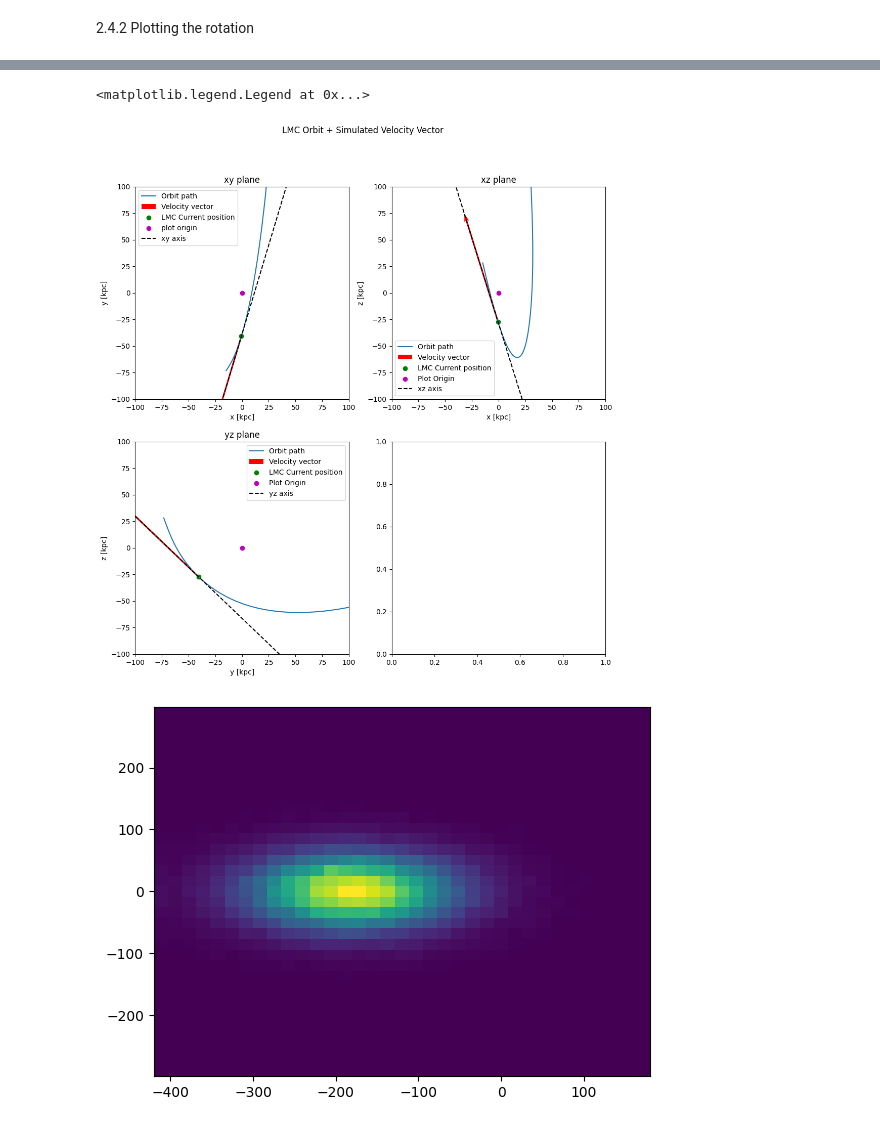
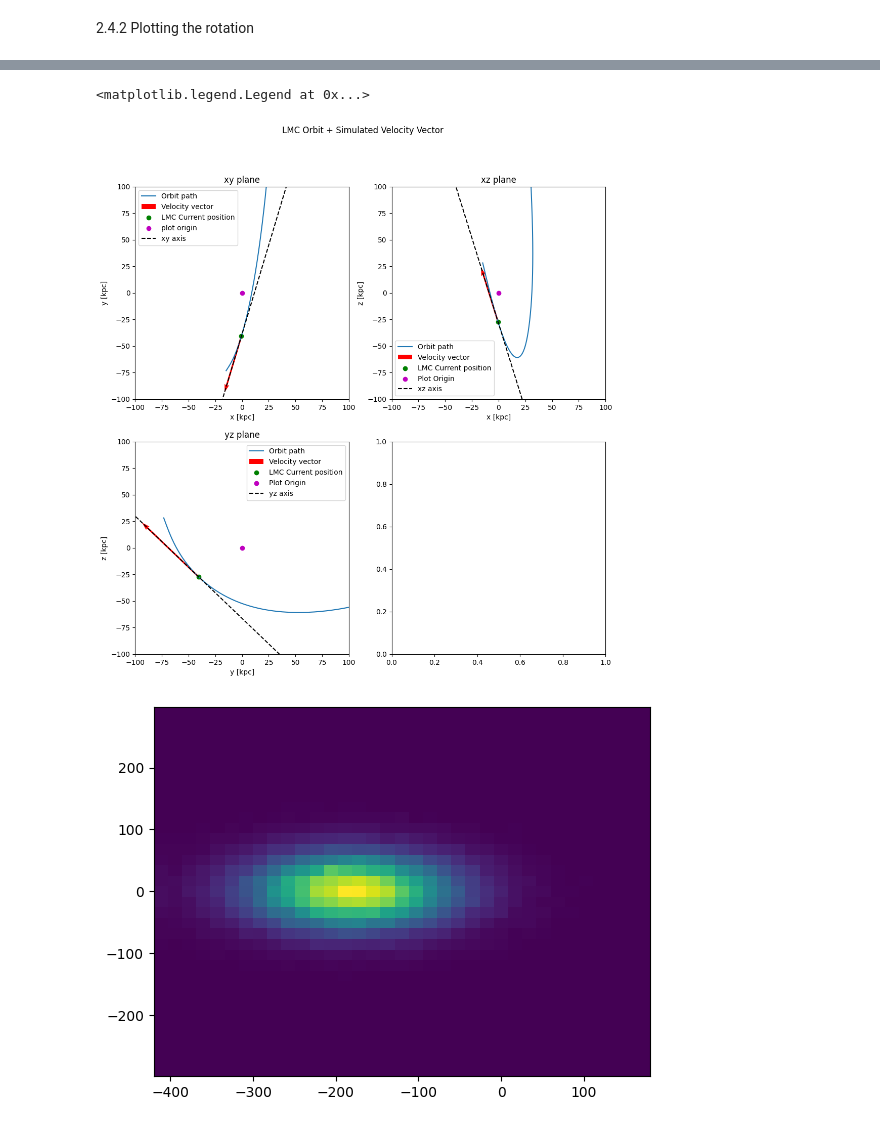
Before and after one commit to TheArchAstronomer/My_thesis, a Jupyter notebook: Rotations.ipynb, the cells around one changed output, grey strips where cells are left out. Saved outputs shown, nothing was run; the diff lists cells and outputs as text; code cells hidden in the pictures.

```diff
--- a/Rotations.ipynb
+++ b/Rotations.ipynb
@@ -42,7 +43,7 @@ large_cloud = np.array([x_s, y_s, z_s])
 bins = (35, 35)
 # %%
 #file = 'C:/Users/dnurm/Desktop/Uni_files/Thesis/.venv/Data/trajlmc.txt'
-file = 'C:/Data/Praktika_data/trajlmc.txt'
+file = '/home/dnurme/linux_env/Data/trajlmc.txt'
 orbit = pd.read_csv(file, delimiter=' ')
 # %%
 orbit[orbit.time < 0]
@@ -370,7 +432,7 @@ axs[0, 0].plot(orbit['x'], orbit['y'])
 axs[0,0].quiver(
     origin[0], origin[1],
     Ux, Uy,
-    angles='xy', scale_units='xy', scale=0.001,
+    angles='xy', scale_units='xy', scale=2,
     pivot='tail', color='r'
 )
 axs[0,0].set_title('xy plane')
@@ -391,37 +453,37 @@ axs[0,1].set_ylim(-100, 100)
 axs[0,1].quiver(
     origin[0], origin[2],
     Ux, Uz,
-    angles='xy', scale_units='xy', scale=1,
+    angles='xy', scale_units='xy', scale=2,
     pivot='tail', color='r'
 )
 axs[0,1].set_title('xz plane')
 axs[0,1].set_xlabel('x [kpc]')
 axs[0,1].set_ylabel('z [kpc]')
 axs[0, 1].scatter(origin[0], origin[2], color='g', label='Current position')
 axs[0, 1].scatter(0, 0, color='m', label='Plot Origin')
 axs[0, 1].plot(line2[0]+origin[0], line2[2]+origin[2], color='black', linestyle='dashed', label='xz axis')
 axs[0, 1].legend(['Orbit path', 'Velocity vector', 'LMC Current position', 'Plot Origin', 'xz axis'])
 
 
 axs[1, 0].plot(orbit['y'], orbit['z'])
 axs[1,0].set_xlim(-100, 100)
 axs[1,0].set_ylim(-100, 100)
 axs[1, 0].quiver(
     origin[1], origin[2],
     Uy, Uz,
-    angles='xy', scale_units='xy', scale=1,
+    angles='xy', scale_units='xy', scale=2,
     pivot='tail', color='r'
 )
 axs[1,0].set_title('yz plane')
 axs[1,0].set_xlabel('y [kpc]')
 axs[1,0].set_ylabel('z [kpc]')
 axs[1, 0].scatter(origin[1], origin[2], color='g', label='Current position')
 axs[1, 0].scatter(0, 0, color='m', label='Plot Origin')
 axs[1, 0].plot(line2[1]+origin[1], line2[2]+origin[2], color='black', linestyle='dashed', label='yz axis')
 axs[1, 0].legend(['Orbit path', 'Velocity vector', 'LMC Current position', 'Plot Origin', 'yz axis'])
 # %% [output]
 <matplotlib.legend.Legend at 0x...>
-[figure, old version]
+[figure, new version]
 # %%
 a = np.array([1, 0, 0])
 
```
Also changed, not shown: parts of 2 cells of this notebook, 2 other files.
